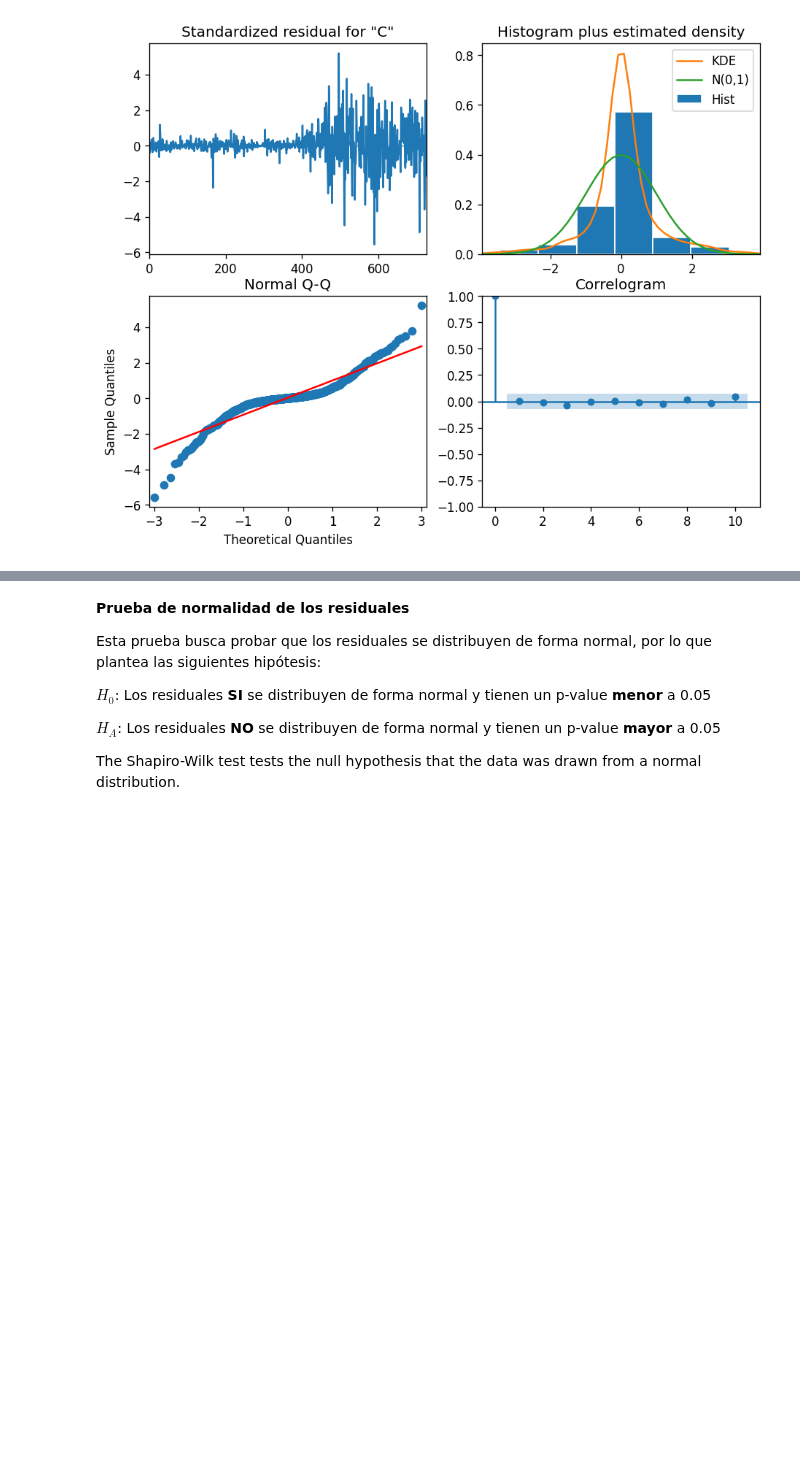
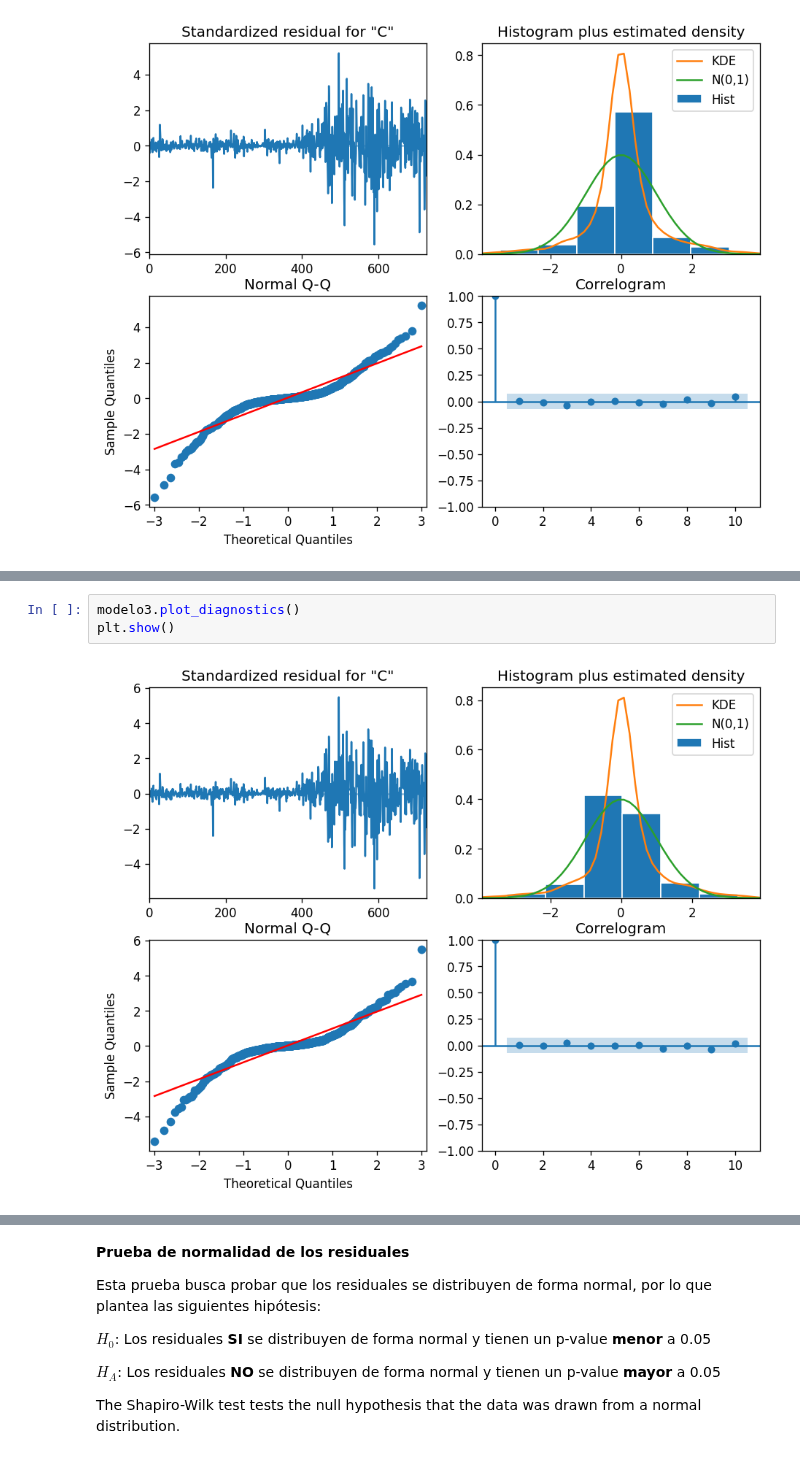
Before and after one commit to Ivanpaniagua7/PAP-ML-O2021, a Jupyter notebook: notebook.ipynb, the cells around one changed output, grey strips where cells are left out. Cells and saved outputs as stored; diff of their text form; blank space fills up the shorter version.

```diff
--- a/notebook.ipynb
+++ b/notebook.ipynb
@@ -335,0 +375,5 @@ plt.show()
+# %%
+modelo3.plot_diagnostics()
+plt.show()
+# %% [output]
+[figure, added]
```
Also changed, not shown: parts of 21 cells of this notebook, 1 other file.
